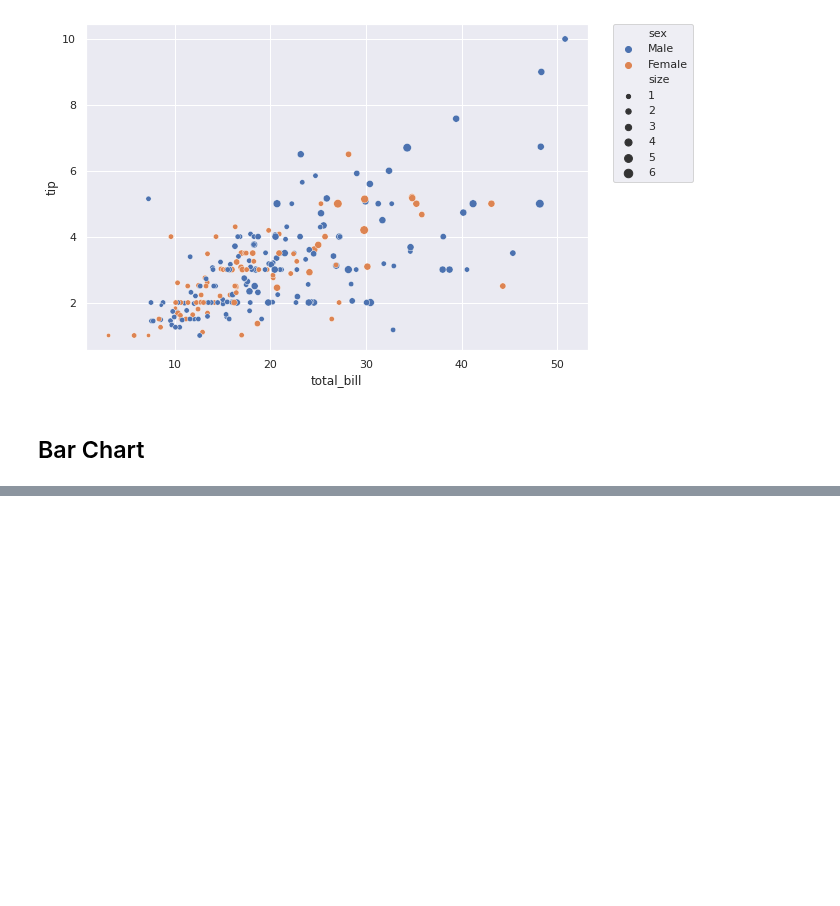
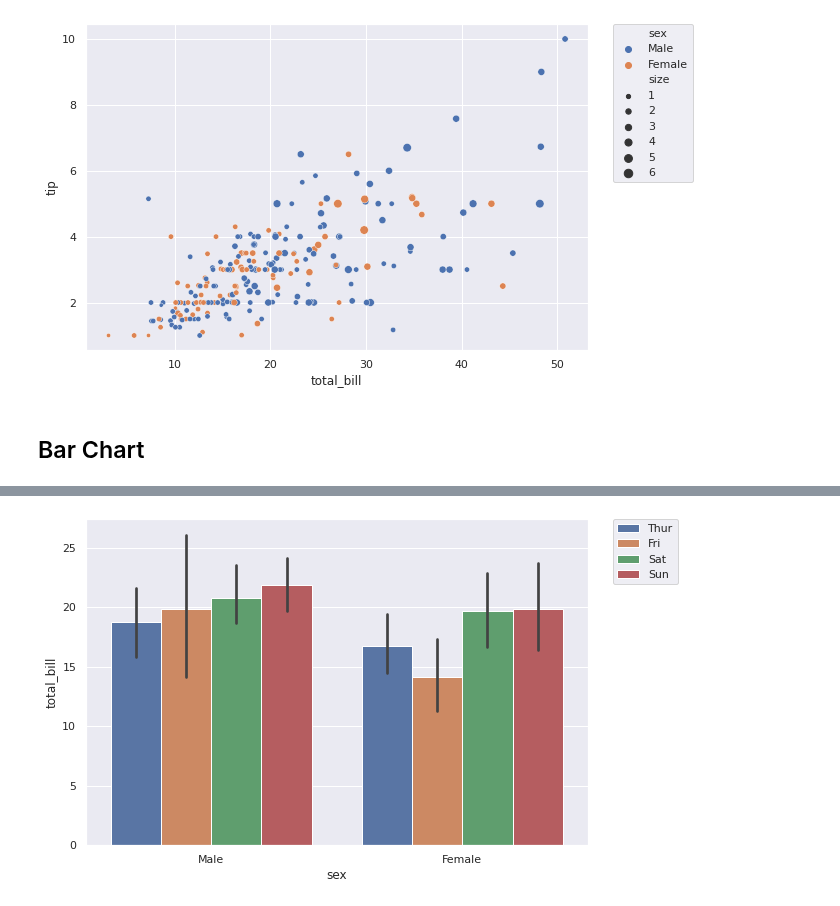
Before and after one commit to adhang/data-science-digital-skola, a Jupyter notebook: 16. Advanced Visualization/Learn - Advanced Visualization.ipynb, the cells around one changed output, grey strips where cells are left out. Cells and saved outputs as stored; diff of their text form; code cells hidden in the pictures; blank space fills up the shorter version.

```diff
--- a/16. Advanced Visualization/Learn - Advanced Visualization.ipynb
+++ b/16. Advanced Visualization/Learn - Advanced Visualization.ipynb
@@ -178,0 +209,9 @@ plt.show()
+# %%
+fig, ax = plt.subplots(figsize=(9,6))
+
+sns.barplot(data=data, x='sex', y='total_bill', hue='day', ax=ax)
+
+plt.legend(bbox_to_anchor=(1.05, 1), loc=2, borderaxespad=0.)
+plt.show()
+# %% [output]
+[figure, added]
```
Also changed, not shown: parts of 68 cells of this notebook.
